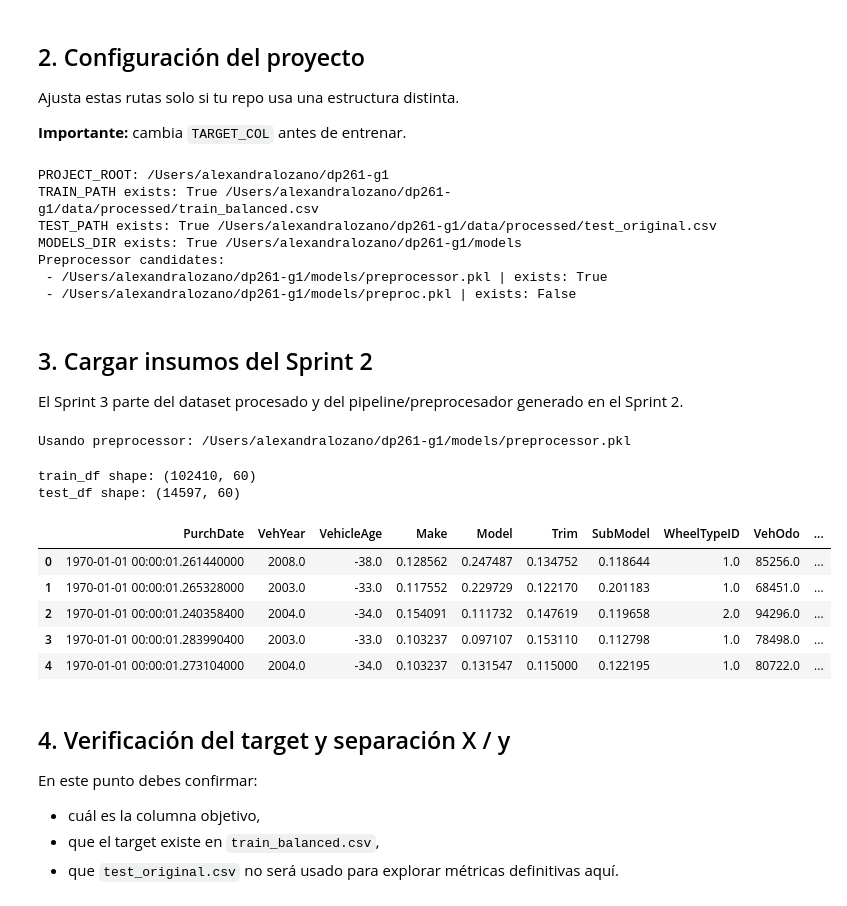
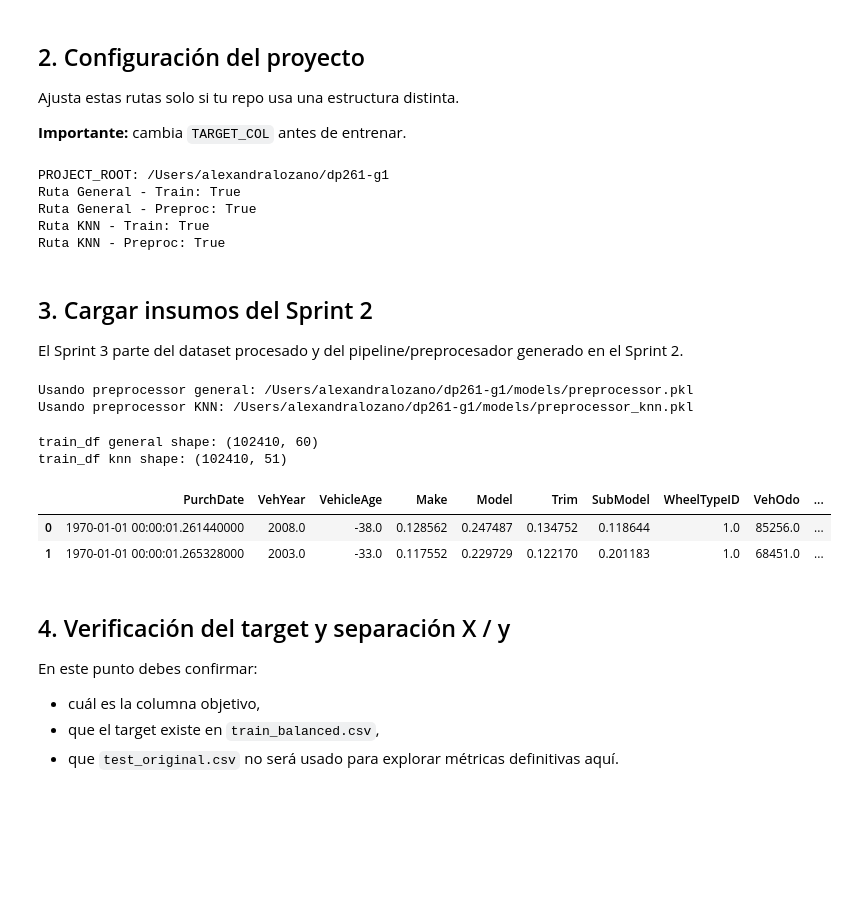
Before and after one commit to pucp-datanalytics/dp261-g1, a Jupyter notebook: notebooks/09_baseline_models.ipynb, the cells around one changed output. Drawn from its saved outputs; the diff is of its cells as text; code cells hidden in the pictures; blank space fills up the shorter version.

```diff
--- a/notebooks/09_baseline_models.ipynb
+++ b/notebooks/09_baseline_models.ipynb
@@ -58,68 +56,56 @@ sys.path.append(str(PROJECT_ROOT))
 DATA_DIR = PROJECT_ROOT / "data" / "processed"
 MODELS_DIR = PROJECT_ROOT / "models"
 
+# Ruta General
 TRAIN_PATH = DATA_DIR / "train_balanced.csv"
 TEST_PATH = DATA_DIR / "test_original.csv"
+PREPROC_PATH = MODELS_DIR / "preprocessor.pkl"
 
-PREPROC_CANDIDATES = [
-    MODELS_DIR / "preprocessor.pkl",
-    MODELS_DIR / "preproc.pkl",
-]
+# Ruta KNN
+TRAIN_KNN_PATH = DATA_DIR / "train_balanced_knn_raw.csv"
+TEST_KNN_PATH = DATA_DIR / "test_original_knn_raw.csv"
+PREPROC_KNN_PATH = MODELS_DIR / "preprocessor_knn.pkl"
 
 TARGET_COL = "IsBadBuy"
-
 RANDOM_STATE = 42
 # %%
 print("PROJECT_ROOT:", PROJECT_ROOT)
-print("TRAIN_PATH exists:", TRAIN_PATH.exists(), TRAIN_PATH)
-print("TEST_PATH exists:", TEST_PATH.exists(), TEST_PATH)
-print("MODELS_DIR exists:", MODELS_DIR.exists(), MODELS_DIR)
-print("Preprocessor candidates:")
-for p in PREPROC_CANDIDATES:
-    print(" -", p, "| exists:", p.exists())
+print("Ruta General - Train:", TRAIN_PATH.exists())
+print("Ruta General - Preproc:", PREPROC_PATH.exists())
+print("Ruta KNN - Train:", TRAIN_KNN_PATH.exists())
+print("Ruta KNN - Preproc:", PREPROC_KNN_PATH.exists())
 # %% [output]
 PROJECT_ROOT: /Users/alexandralozano/dp261-g1
-TRAIN_PATH exists: True /Users/alexandralozano/dp261-g1/data/processed/train_balanced.csv
-TEST_PATH exists: True /Users/alexandralozano/dp261-g1/data/processed/test_original.csv
-MODELS_DIR exists: True /Users/alexandralozano/dp261-g1/models
-Preprocessor candidates:
- - /Users/alexandralozano/dp261-g1/models/preprocessor.pkl | exists: True
- - /Users/alexandralozano/dp261-g1/models/preproc.pkl | exists: False
+Ruta General - Train: True
+Ruta General - Preproc: True
+Ruta KNN - Train: True
+Ruta KNN - Preproc: True
 # %% [markdown]
 ## 3. Cargar insumos del Sprint 2
 El Sprint 3 parte del dataset procesado y del pipeline/preprocesador generado en el Sprint 2.
 # %%
-def resolve_preprocessor_path(candidates):
-    for path in candidates:
-        if path.exists():
-            return path
-    raise FileNotFoundError(
-        "No se encontró el preprocesador. Revisar si el archivo se llama "
-        "'preprocessor.pkl' o 'preproc.pkl'."
-    )
-
-PREPROCESSOR_PATH = resolve_preprocessor_path(PREPROC_CANDIDATES)
-print("Usando preprocessor:", PREPROCESSOR_PATH)
+# Ya no resolvemos dinámicamente, asumimos las rutas del Sprint 3
+print("Usando preprocessor general:", PREPROC_PATH)
+print("Usando preprocessor KNN:", PREPROC_KNN_PATH)
 # %% [output]
-Usando preprocessor: /Users/alexandralozano/dp261-g1/models/preprocessor.pkl
+Usando preprocessor general: /Users/alexandralozano/dp261-g1/models/preprocessor.pkl
+Usando preprocessor KNN: /Users/alexandralozano/dp261-g1/models/preprocessor_knn.pkl
 # %%
+# Carga de datos General
 train_df = pd.read_csv(TRAIN_PATH)
-test_df = pd.read_csv(TEST_PATH) if TEST_PATH.exists() else None
+print("train_df general shape:", train_df.shape)
 
-print("train_df shape:", train_df.shape)
-if test_df is not None:
-    print("test_df shape:", test_df.shape)
+# Carga de datos KNN
+train_df_knn = pd.read_csv(TRAIN_KNN_PATH)
+print("train_df knn shape:", train_df_knn.shape)
 
-display(train_df.head())
+display(train_df.head(2))
 # %% [output]
-train_df shape: (102410, 60)
-test_df shape: (14597, 60)
+train_df general shape: (102410, 60)
+train_df knn shape: (102410, 51)
 |  | PurchDate | VehYear | VehicleAge | Make | Model | Trim | SubModel | WheelTypeID | VehOdo | ... |
 | 0 | 1970-01-01 00:00:01.261440000 | 2008.0 | -38.0 | 0.128562 | 0.247487 | 0.134752 | 0.118644 | 1.0 | 85256.0 | ... |
 | 1 | 1970-01-01 00:00:01.265328000 | 2003.0 | -33.0 | 0.117552 | 0.229729 | 0.122170 | 0.201183 | 1.0 | 68451.0 | ... |
-| 2 | 1970-01-01 00:00:01.240358400 | 2004.0 | -34.0 | 0.154091 | 0.111732 | 0.147619 | 0.119658 | 2.0 | 94296.0 | ... |
-| 3 | 1970-01-01 00:00:01.283990400 | 2003.0 | -33.0 | 0.103237 | 0.097107 | 0.153110 | 0.112798 | 1.0 | 78498.0 | ... |
-| 4 | 1970-01-01 00:00:01.273104000 | 2004.0 | -34.0 | 0.103237 | 0.131547 | 0.115000 | 0.122195 | 1.0 | 80722.0 | ... |
 # %% [markdown]
 ## 4. Verificación del target y separación X / y
 
```
Also changed, not shown: parts of 9 cells of this notebook, 35 other files.
